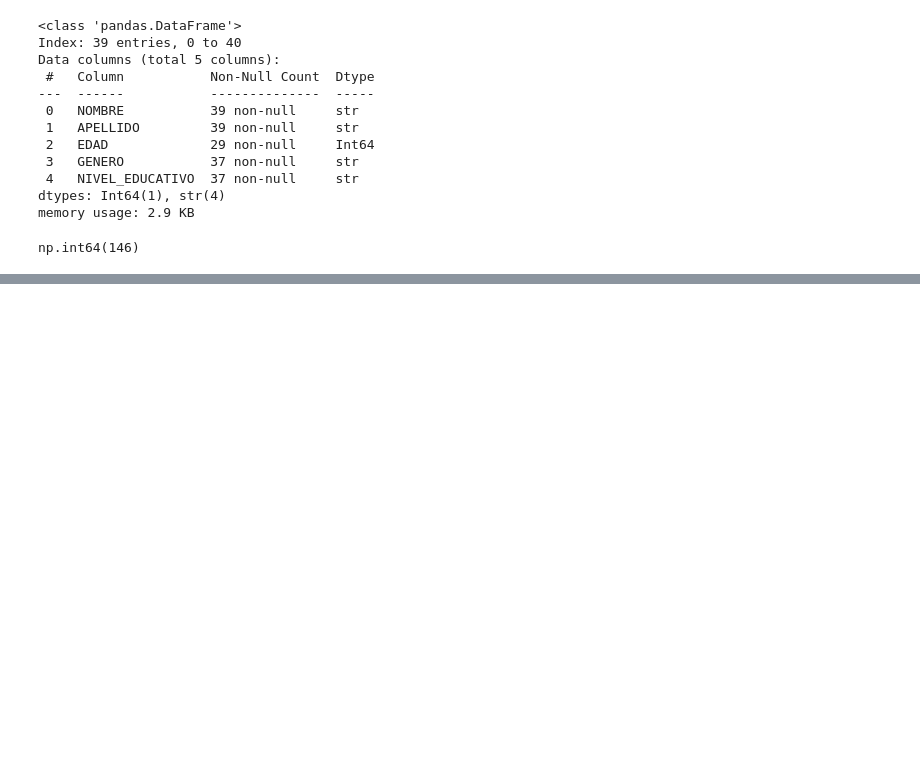
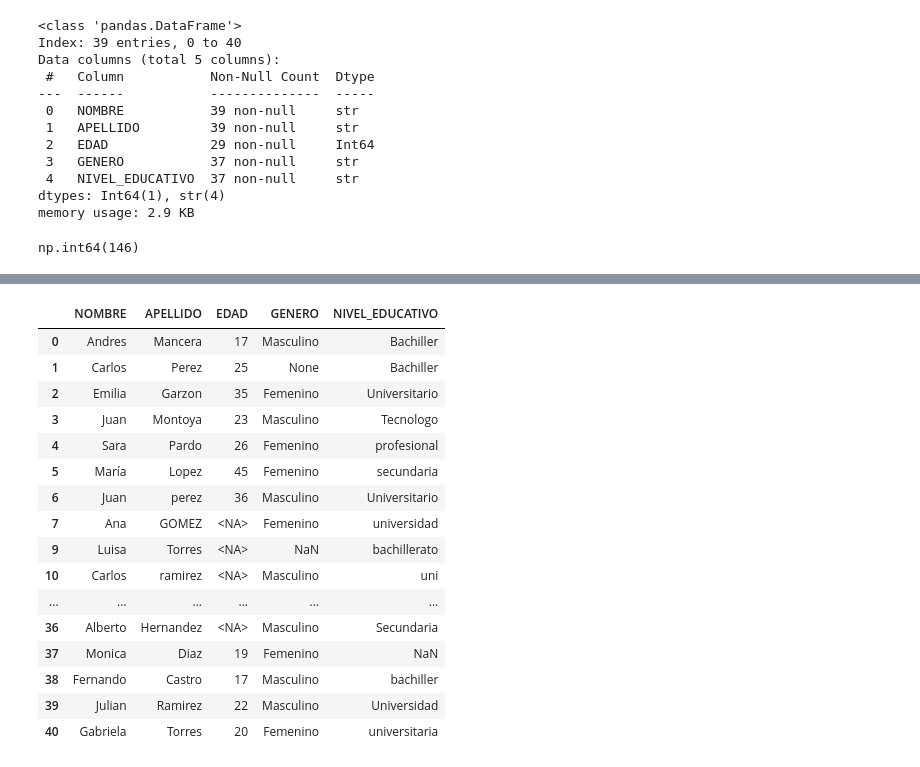
Before and after one commit to Andrevel12/Ejercicio_analisis_data, a Jupyter notebook: 25personasejercicio.ipynb, the cells around one changed output, grey strips where cells are left out. Cells and saved outputs as stored; diff of their text form; code cells hidden in the pictures; blank space fills up the shorter version.

```diff
--- a/25personasejercicio.ipynb
+++ b/25personasejercicio.ipynb
@@ -114,0 +226,21 @@ df_personas["GENERO"].replace([M])
+# %%
+df_personas["NOMBRE"]=df_personas["NOMBRE"].str.capitalize()
+df_personas
+# %% [output]
+|  | NOMBRE | APELLIDO | EDAD | GENERO | NIVEL_EDUCATIVO |
+| 0 | Andres | Mancera | 17 | Masculino | Bachiller |
+| 1 | Carlos | Perez | 25 | None | Bachiller |
+| 2 | Emilia | Garzon | 35 | Femenino | Universitario |
+| 3 | Juan | Montoya | 23 | Masculino | Tecnologo |
+| 4 | Sara | Pardo | 26 | Femenino | profesional |
+| 5 | María | Lopez | 45 | Femenino | secundaria |
+| 6 | Juan | perez | 36 | Masculino | Universitario |
+| 7 | Ana | GOMEZ | <NA> | Femenino | universidad |
+| 9 | Luisa | Torres | <NA> | NaN | bachillerato |
+| 10 | Carlos | ramirez | <NA> | Masculino | uni |
+| ... | ... | ... | ... | ... | ... |
+| 36 | Alberto | Hernandez | <NA> | Masculino | Secundaria |
+| 37 | Monica | Diaz | 19 | Femenino | NaN |
+| 38 | Fernando | Castro | 17 | Masculino | bachiller |
+| 39 | Julian | Ramirez | 22 | Masculino | Universidad |
+| 40 | Gabriela | Torres | 20 | Femenino | universitaria |
```
Also changed, not shown: parts of 11 cells of this notebook, 1 other file.
